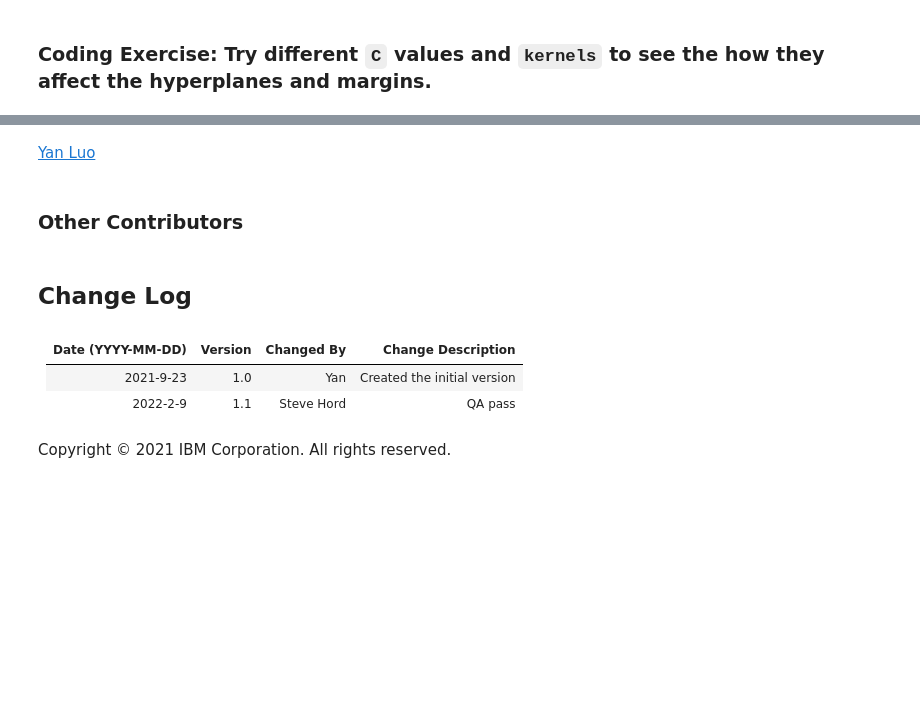
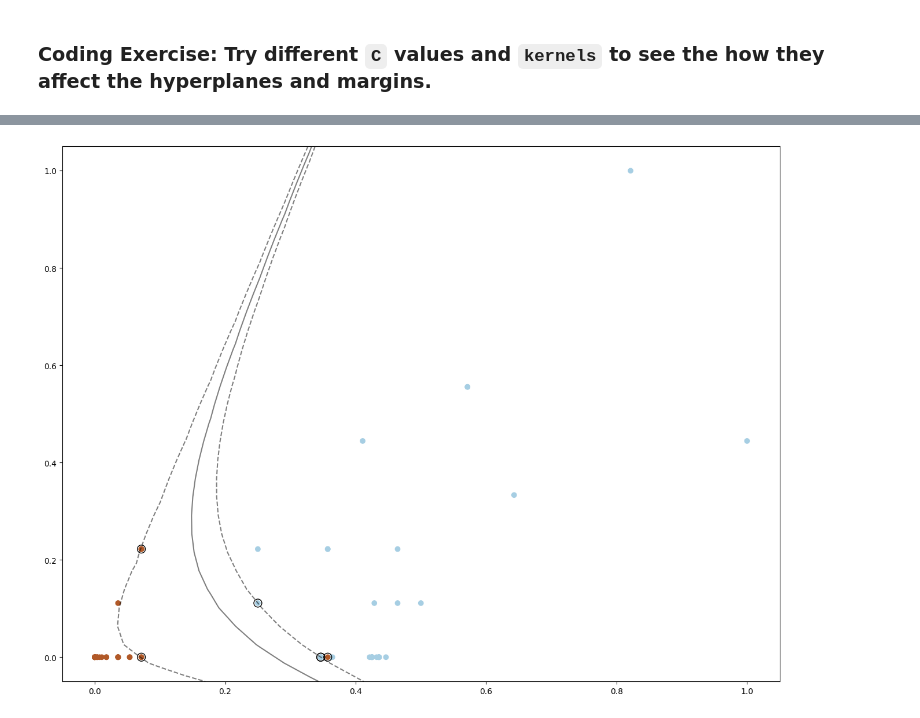
Before and after one commit to JosephChomboM/IBM, a Jupyter notebook: 3. supervised-ML-classification/Module 3/2. lab_jupyter_svm.ipynb, the cells around one changed output, grey strips where cells are left out. Cells and saved outputs as stored; diff of their text form; code cells hidden in the pictures; blank space fills up the shorter version.

Commit message:
updated SVM and Decision trees labs

```diff
--- a/3. supervised-ML-classification/Module 3/2. lab_jupyter_svm.ipynb
+++ b/3. supervised-ML-classification/Module 3/2. lab_jupyter_svm.ipynb
@@ -212,0 +231,5 @@ You should see that we have better performance than the default SVM model traine
+# %%
+model = SVC(C=5, kernel='rbf')
+model.fit(X_train, y_train.values.ravel())
+y_pred = model.predict(X_test)
+evaluate_metrics(y_test, y_pred)
@@ -230,11 +258,14 @@ model = SVC()
 # %% [markdown]
 and use create a `GridSearchCV` method to grid search `params_grid` and find the optimized combination with best `f1` score. The searching process may take several minutes to complete.
 # %%
-# Define a GridSearchCV to search the best parameters
-grid_search = GridSearchCV(estimator = model,
-                           param_grid = params_grid,
-                           scoring='f1',
-                           cv = 5, verbose = 1)
-# Search the best parameters with training data
+grid_search = GridSearchCV(
+    estimator=model,
+    param_grid= params_grid,
+    scoring='f1',
+    cv=5,
+    verbose=1
+)
+
 grid_search.fit(X_train, y_train.values.ravel())
 best_params = grid_search.best_params_
+best_params
@@ -351,13 +378,6 @@ Next, you will be learning other popular classification models with different st
-# %% [markdown]
-[Yan Luo](https://www.linkedin.com/in/yan-luo-96288783/?utm_medium=Exinfluencer&utm_source=Exinfluencer&utm_content=000026UJ&utm_term=10006555&utm_id=NA-SkillsNetwork-Channel-SkillsNetworkCoursesIBMML241ENSkillsNetwork31576874-2021-01-01)
-# %% [markdown]
-### Other Contributors
-# %% [markdown]
-## Change Log
-# %% [markdown]
-| Date (YYYY-MM-DD) | Version | Changed By | Change Description          |
-| ----------------- | ------- | ---------- | --------------------------- |
-| 2021-9-23         | 1.0     | Yan        | Created the initial version |
-| 2022-2-9          | 1.1     | Steve Hord | QA pass                     |
-# %% [markdown]
-Copyright © 2021 IBM Corporation. All rights reserved.
+# %%
+svm_rbf_kernel = SVC(C=100, kernel='poly')
+svm_rbf_kernel.fit(X_under, y_under)
+plot_decision_boundry(X_under, y_under, svm_rbf_kernel)
+# %% [output]
+[figure, added]
```
Also changed, not shown: parts of 24 cells of this notebook, 2 other files.
